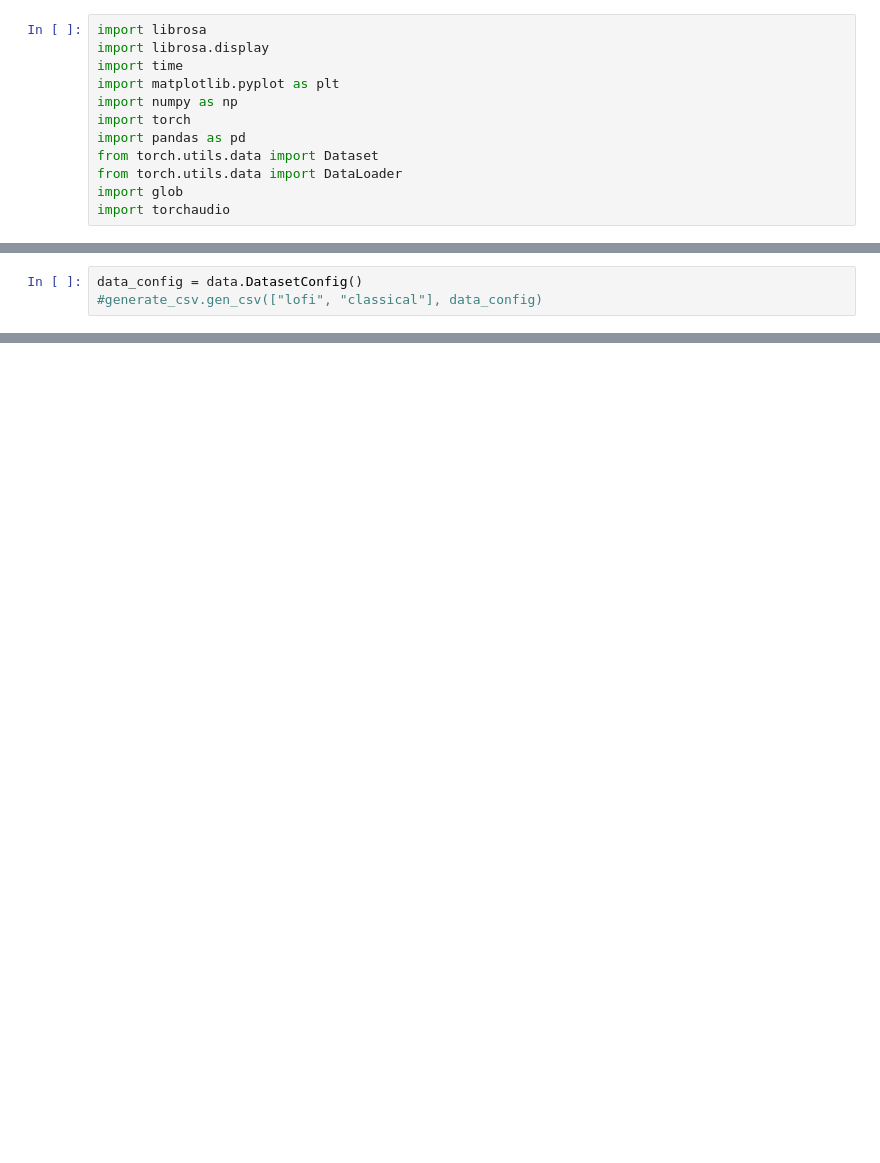
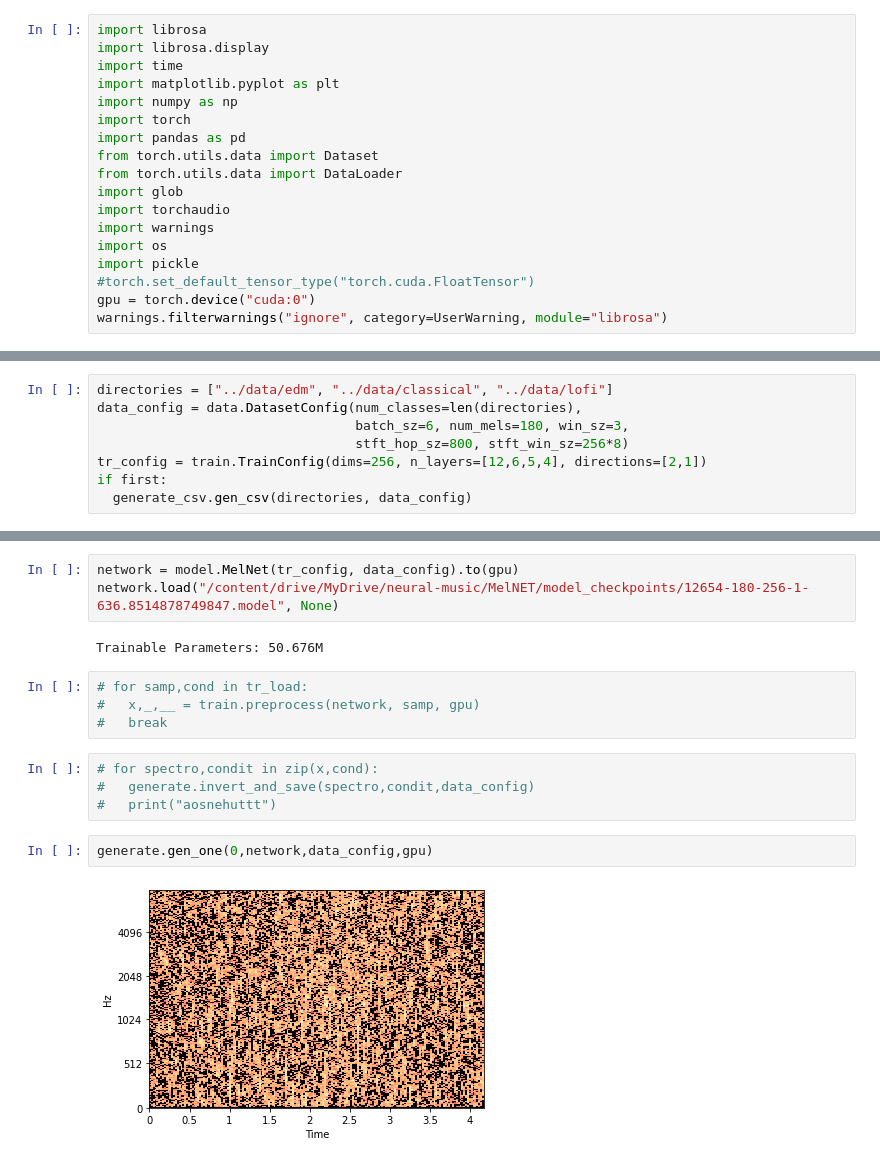
Before and after one commit to JacksonKaunismaa/neural-music, a Jupyter notebook: testing.ipynb, the cells around one changed output, grey strips where cells are left out. Saved outputs shown, nothing was run; the diff lists cells and outputs as text; blank space fills up the shorter version.

```diff
--- a/testing.ipynb
+++ b/testing.ipynb
@@ -10,3 +36,9 @@ from torch.utils.data import Dataset
 from torch.utils.data import DataLoader
 import glob
 import torchaudio
+import warnings
+import os
+import pickle
+#torch.set_default_tensor_type("torch.cuda.FloatTensor")
+gpu = torch.device("cuda:0")
+warnings.filterwarnings("ignore", category=UserWarning, module="librosa")
@@ -18,6 +65,11 @@ import model
 # %%
-data_config = data.DatasetConfig()
-#generate_csv.gen_csv(["lofi", "classical"], data_config)
+directories = ["../data/edm", "../data/classical", "../data/lofi"]
+data_config = data.DatasetConfig(num_classes=len(directories),
+                                 batch_sz=6, num_mels=180, win_sz=3,
+                                 stft_hop_sz=800, stft_win_sz=256*8)
+tr_config = train.TrainConfig(dims=256, n_layers=[12,6,5,4], directions=[2,1])
+if first:
+  generate_csv.gen_csv(directories, data_config)
 # %%
 df = pd.read_csv("out.csv")
 df["class"] = data.encode_classes(df["class"])
@@ -68,0 +199,17 @@ torch.Size([8, 127, 9])
+# %%
+network = model.MelNet(tr_config, data_config).to(gpu)
+network.load("/content/drive/MyDrive/neural-music/MelNET/model_checkpoints/12654-180-256-1-636.8514878749847.model", None)
+# %% [output]
+Trainable Parameters: 50.676M
+# %%
+# for samp,cond in tr_load:
+#   x,_,__ = train.preprocess(network, samp, gpu)
+#   break
+# %%
+# for spectro,condit in zip(x,cond):
+#   generate.invert_and_save(spectro,condit,data_config)
+#   print("aosnehuttt")
+# %%
+generate.gen_one(0,network,data_config,gpu)
+# %% [output]
+[figure, added]
```
Also changed, not shown: parts of 12 cells of this notebook, 10 other files.
